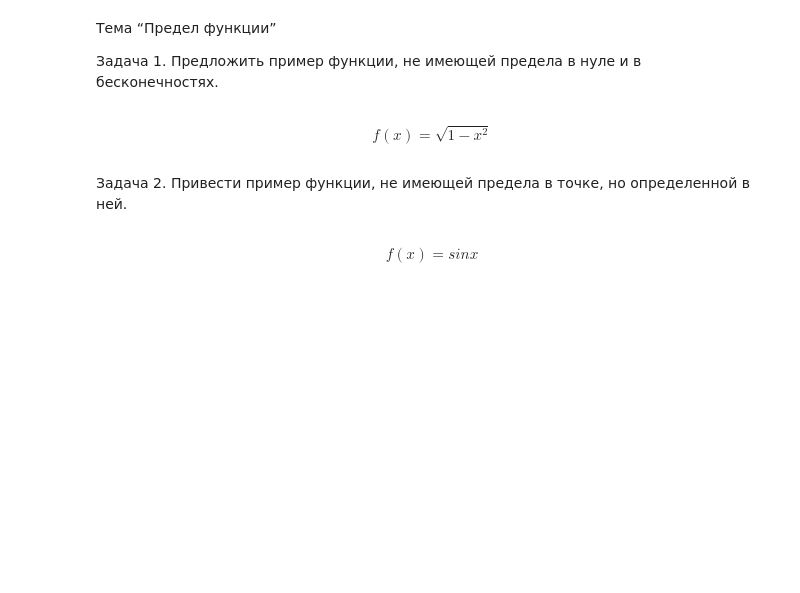
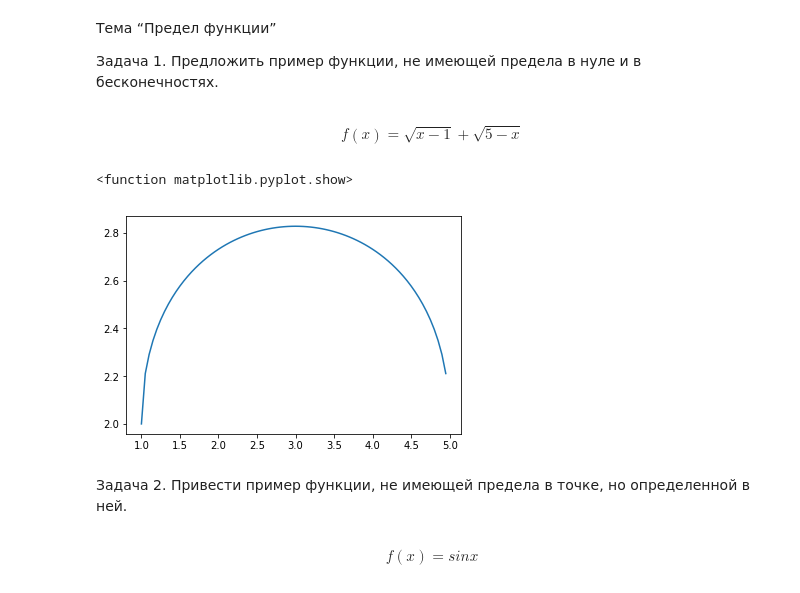
Before and after one commit to aldalinde/Python_for_DSc, a Jupyter notebook: Calculus_4.ipynb, the cells around one changed output. Cells and saved outputs as stored; diff of their text form; code cells hidden in the pictures; blank space fills up the shorter version.

```diff
--- a/Calculus_4.ipynb
+++ b/Calculus_4.ipynb
@@ -3,4 +3,4 @@
 
 Задача 1. Предложить пример функции, не имеющей предела в нуле и в бесконечностях.
 # %% [markdown]
-$$ f(x) = \sqrt {1 - x^2}$$
+$$ f(x) = \sqrt {x-1} + \sqrt {5 - x} $$
@@ -7,3 +10,10 @@ $$ f(x) = \sqrt {1 - x^2}$$
+# %%
+n = np.arange(1, 5, 0.05)
+plt.plot(n, (np.sqrt(n -1)+ np.sqrt(5 - n)))
+plt.show
+# %% [output]
+<function matplotlib.pyplot.show>
+[figure, added]
 # %% [markdown]
 Задача 2. Привести пример функции, не имеющей предела в точке, но определенной в ней.
 # %% [markdown]
```
Also changed, not shown: parts of 25 cells of this notebook.
